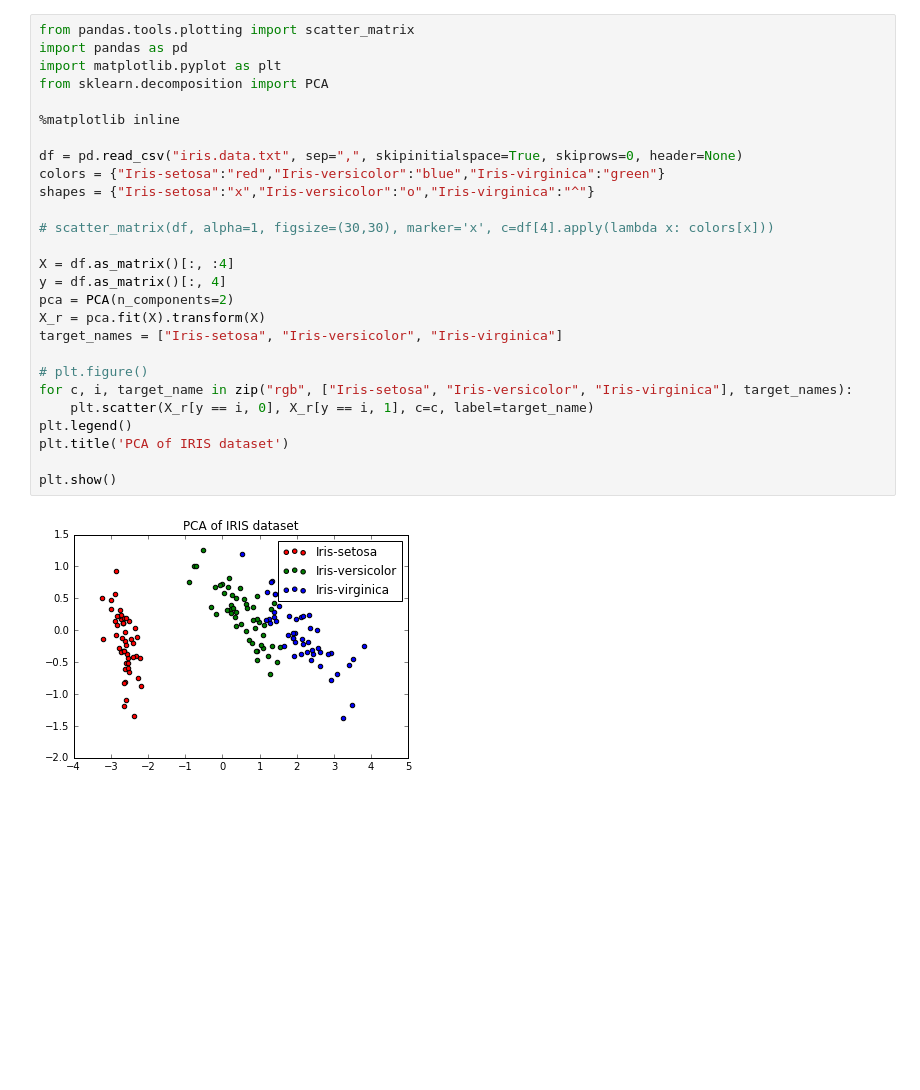
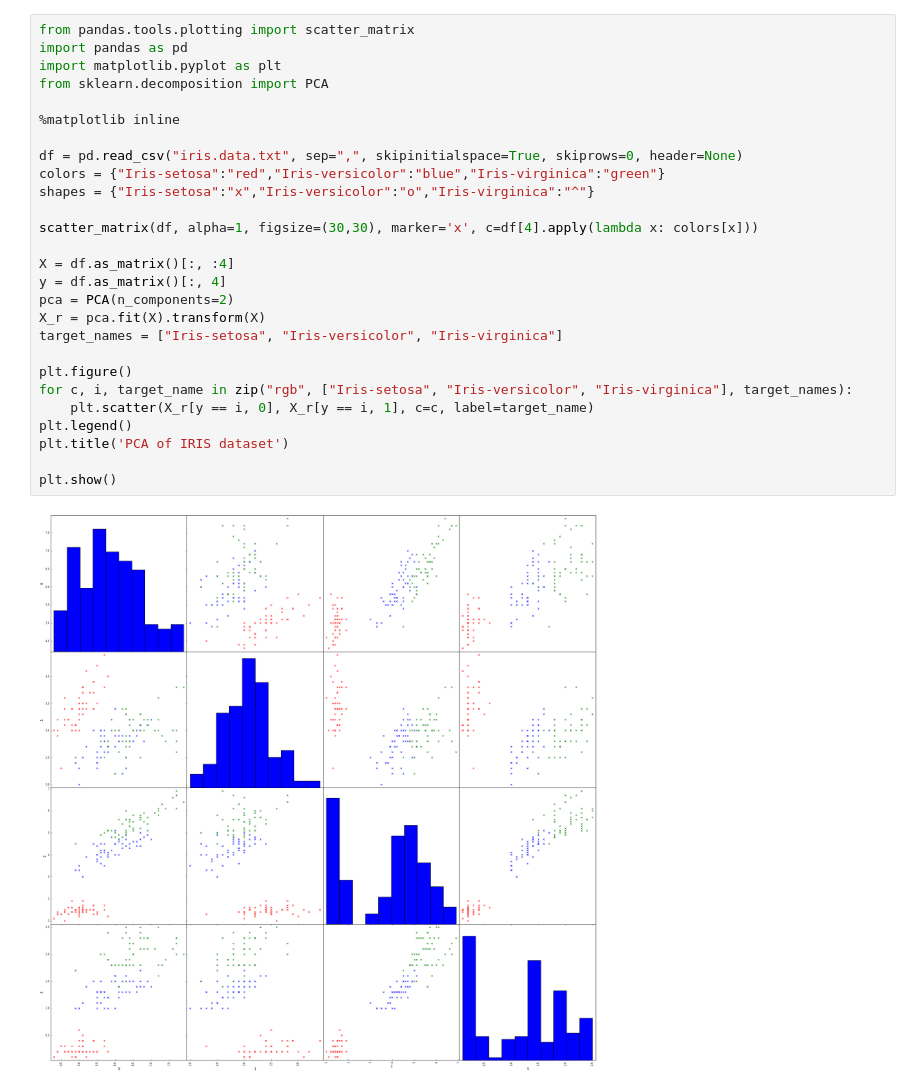
Before and after one commit to js345/applied-machine-learning, a Jupyter notebook: hw4/p1.ipynb, the cells around one changed output. Saved outputs shown, nothing was run; the diff lists cells and outputs as text; blank space fills up the shorter version.

```diff
--- a/hw4/p1.ipynb
+++ b/hw4/p1.ipynb
@@ -1,29 +1,29 @@
 # %%
 from pandas.tools.plotting import scatter_matrix
 import pandas as pd
 import matplotlib.pyplot as plt
 from sklearn.decomposition import PCA
 
 %matplotlib inline
 
 df = pd.read_csv("iris.data.txt", sep=",", skipinitialspace=True, skiprows=0, header=None)
 colors = {"Iris-setosa":"red","Iris-versicolor":"blue","Iris-virginica":"green"}
 shapes = {"Iris-setosa":"x","Iris-versicolor":"o","Iris-virginica":"^"}
 
-# scatter_matrix(df, alpha=1, figsize=(30,30), marker='x', c=df[4].apply(lambda x: colors[x]))
+scatter_matrix(df, alpha=1, figsize=(30,30), marker='x', c=df[4].apply(lambda x: colors[x]))
 
 X = df.as_matrix()[:, :4]
 y = df.as_matrix()[:, 4]
 pca = PCA(n_components=2)
 X_r = pca.fit(X).transform(X)
 target_names = ["Iris-setosa", "Iris-versicolor", "Iris-virginica"]
 
-# plt.figure()
+plt.figure()
 for c, i, target_name in zip("rgb", ["Iris-setosa", "Iris-versicolor", "Iris-virginica"], target_names):
     plt.scatter(X_r[y == i, 0], X_r[y == i, 1], c=c, label=target_name)
 plt.legend()
 plt.title('PCA of IRIS dataset')
 
 plt.show()
 # %% [output]
-[figure, old version]
+[figure, new version]
```
Also changed, not shown: parts of 1 cell of this notebook.
